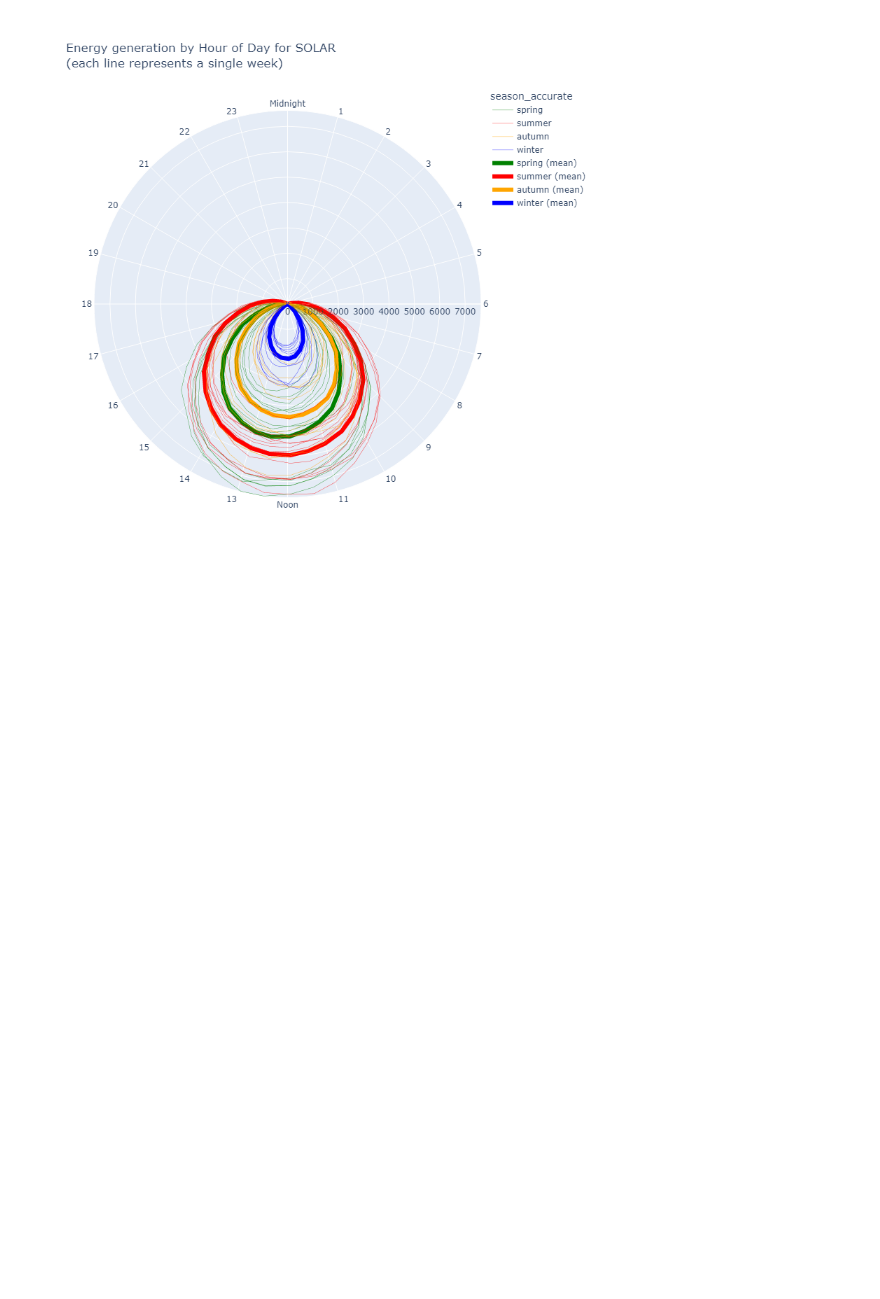
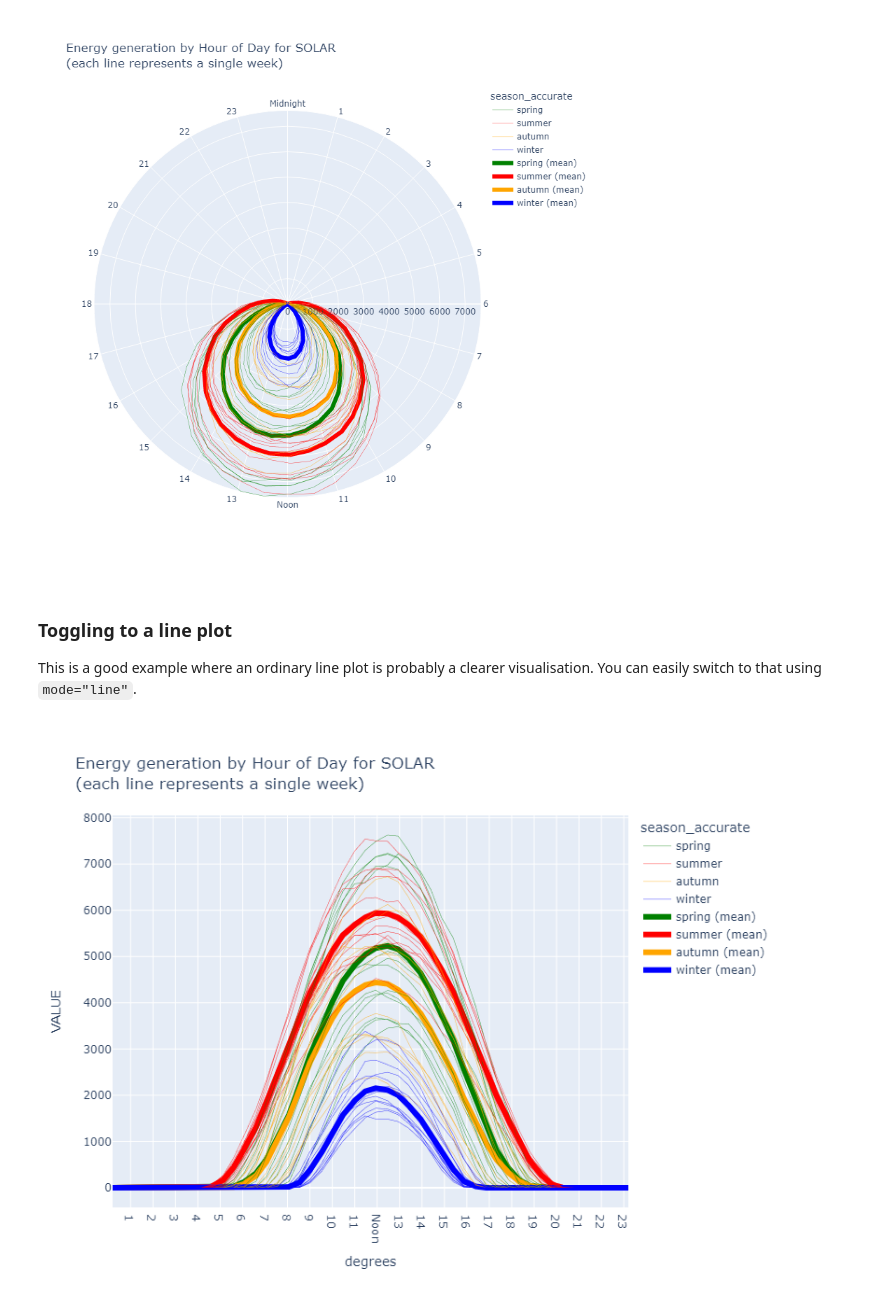
Before and after one commit to ES-Catapult/clock_plot, a Jupyter notebook: examples.ipynb, the cells around one changed output. Saved outputs shown, nothing was run; the diff lists cells and outputs as text; code cells hidden in the pictures; blank space fills up the shorter version.

```diff
--- a/examples.ipynb
+++ b/examples.ipynb
@@ -285,3 +285,23 @@ fig = cp.clock_plot(
 )
 # %% [output]
 [figure]
+# %% [markdown]
+### Toggling to a line plot
+This is a good example where an ordinary line plot is probably a clearer visualisation. You can easily switch to that using `mode="line"`.
+# %%
+fig = cp.clock_plot(
+    gen_mix,
+    datetime_col="DATETIME",
+    value_col="VALUE",
+    filters={"SOURCE": "SOLAR"},
+    color="season_accurate",
+    title_start="Energy generation",
+    line_group="week",
+    line_shape="linear",
+    aggregate={"season_accurate": "mean"},
+    category_orders={"season_accurate": ["spring", "summer", "autumn", "winter"]},
+    bins_per_day=48,
+    mode="line"
+)
+# %% [output]
+[figure, added]
```
Also changed, not shown: parts of 4 cells of this notebook, 4 other files.
